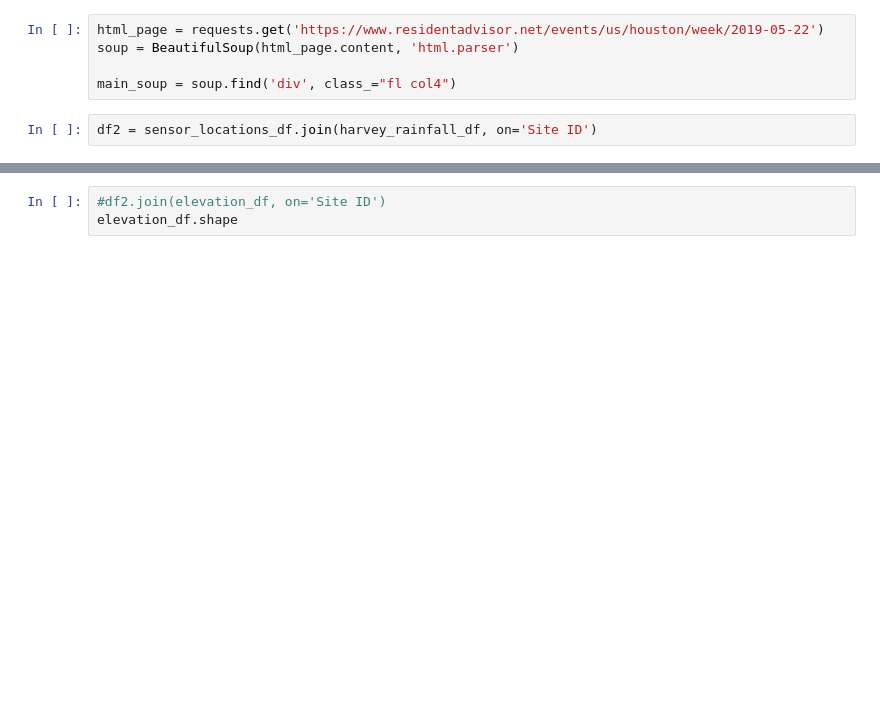
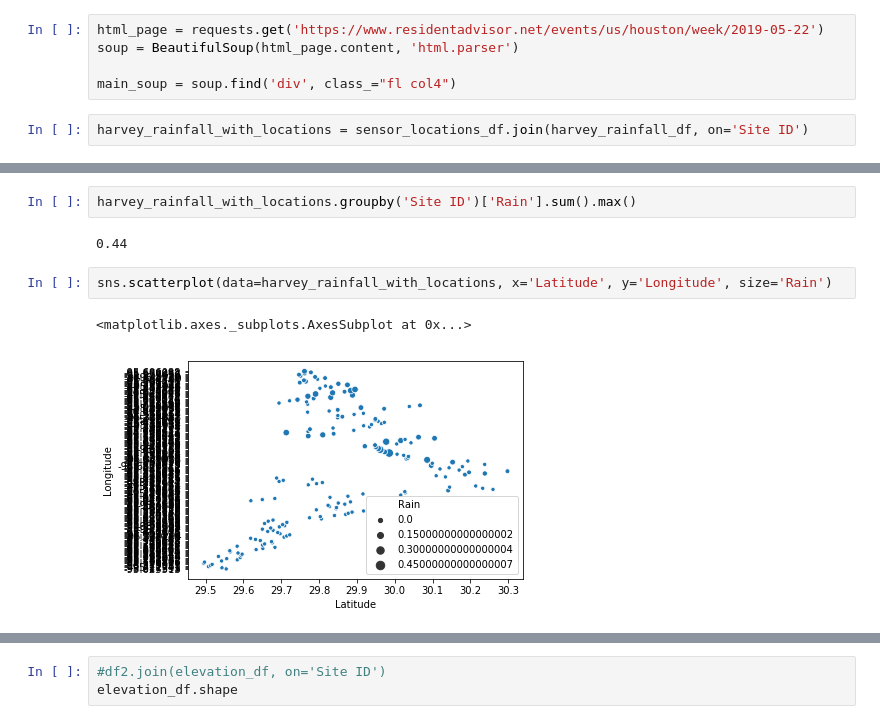
Before and after one commit to JoeDown/Houston-Flood-Data, a Jupyter notebook: Houston_Flood_Data.ipynb, the cells around one changed output, grey strips where cells are left out. Cells and saved outputs as stored; diff of their text form; blank space fills up the shorter version.

```diff
--- a/Houston_Flood_Data.ipynb
+++ b/Houston_Flood_Data.ipynb
@@ -95,4 +114,4 @@ soup = BeautifulSoup(html_page.content, 'html.parser')
 
 main_soup = soup.find('div', class_="fl col4")
 # %%
-df2 = sensor_locations_df.join(harvey_rainfall_df, on='Site ID')
+harvey_rainfall_with_locations = sensor_locations_df.join(harvey_rainfall_df, on='Site ID')
@@ -102,0 +127,9 @@ df2.shape
+# %%
+harvey_rainfall_with_locations.groupby('Site ID')['Rain'].sum().max()
+# %% [output]
+0.44
+# %%
+sns.scatterplot(data=harvey_rainfall_with_locations, x='Latitude', y='Longitude', size='Rain')
+# %% [output]
+<matplotlib.axes._subplots.AxesSubplot at 0x...>
+[figure, added]
```
Also changed, not shown: parts of 10 cells of this notebook.
